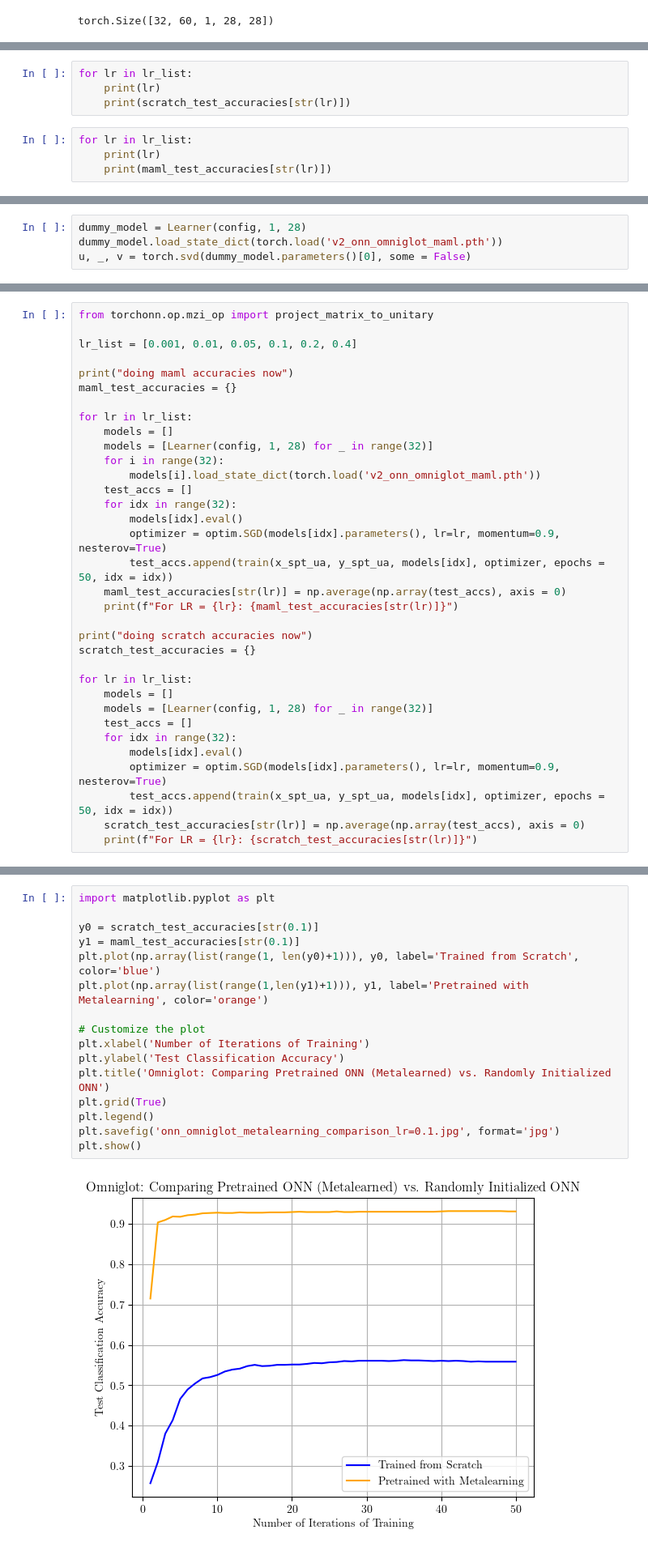
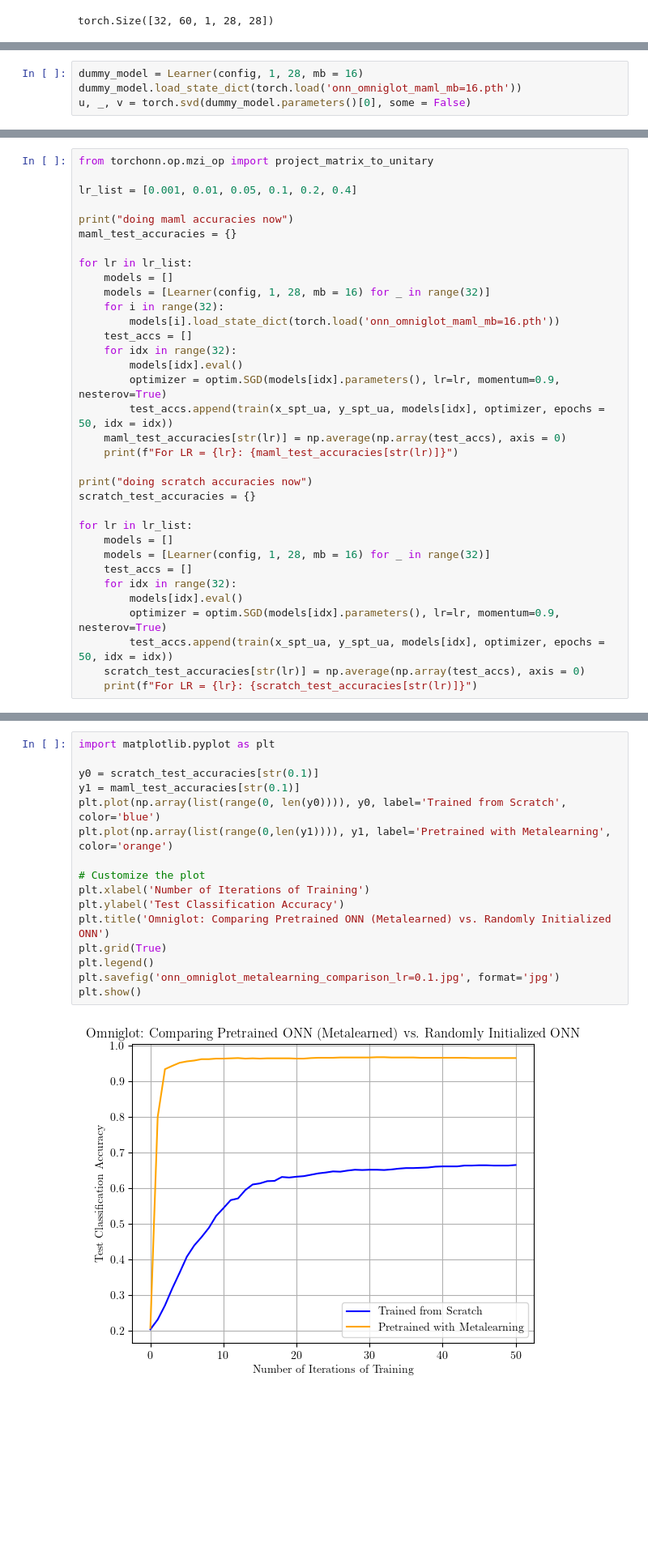
Before and after one commit to sunfishho/simphox-notebooks, a Jupyter notebook: omniglot_maml/omniglot training from scratch-metalearned-Copy1.ipynb, the cells around one changed output, grey strips where cells are left out. Shown at 81% size. Drawn from its saved outputs; the diff is of its cells as text; blank space fills up the shorter version.

```diff
--- a/omniglot_maml/omniglot training from scratch-metalearned-Copy1.ipynb
+++ b/omniglot_maml/omniglot training from scratch-metalearned-Copy1.ipynb
@@ -309,8 +287,0 @@ plt.show()
-# %%
-for lr in lr_list:
-    print(lr)
-    print(scratch_test_accuracies[str(lr)])
-# %%
-for lr in lr_list:
-    print(lr)
-    print(maml_test_accuracies[str(lr)])
@@ -333,4 +288,4 @@ plt.show()
 # %%
-dummy_model = Learner(config, 1, 28)
-dummy_model.load_state_dict(torch.load('v2_onn_omniglot_maml.pth'))
+dummy_model = Learner(config, 1, 28, mb = 16)
+dummy_model.load_state_dict(torch.load('onn_omniglot_maml_mb=16.pth'))
 u, _, v = torch.svd(dummy_model.parameters()[0], some = False)
@@ -348,9 +299,9 @@ maml_test_accuracies = {}
 
 for lr in lr_list:
     models = []
-    models = [Learner(config, 1, 28) for _ in range(32)]
+    models = [Learner(config, 1, 28, mb = 16) for _ in range(32)]
     for i in range(32):
-        models[i].load_state_dict(torch.load('v2_onn_omniglot_maml.pth'))
+        models[i].load_state_dict(torch.load('onn_omniglot_maml_mb=16.pth'))
     test_accs = []
     for idx in range(32):
         models[idx].eval()
@@ -364,7 +315,7 @@ scratch_test_accuracies = {}
 
 for lr in lr_list:
     models = []
-    models = [Learner(config, 1, 28) for _ in range(32)]
+    models = [Learner(config, 1, 28, mb = 16) for _ in range(32)]
     test_accs = []
     for idx in range(32):
         models[idx].eval()
@@ -393,18 +344,18 @@ For LR = 0.01: [0.275      0.359375   0.40859375 0.4640625  0.58984375 0.7398437
 # %%
 import matplotlib.pyplot as plt
 
 y0 = scratch_test_accuracies[str(0.1)]
 y1 = maml_test_accuracies[str(0.1)]
-plt.plot(np.array(list(range(1, len(y0)+1))), y0, label='Trained from Scratch', color='blue')
-plt.plot(np.array(list(range(1,len(y1)+1))), y1, label='Pretrained with Metalearning', color='orange')
+plt.plot(np.array(list(range(0, len(y0)))), y0, label='Trained from Scratch', color='blue')
+plt.plot(np.array(list(range(0,len(y1)))), y1, label='Pretrained with Metalearning', color='orange')
 
 # Customize the plot
 plt.xlabel('Number of Iterations of Training')
 plt.ylabel('Test Classification Accuracy')
 plt.title('Omniglot: Comparing Pretrained ONN (Metalearned) vs. Randomly Initialized ONN')
 plt.grid(True)
 plt.legend()
 plt.savefig('onn_omniglot_metalearning_comparison_lr=0.1.jpg', format='jpg')
 plt.show()
 # %% [output]
-[figure, old version]
+[figure, new version]
```
Also changed, not shown: parts of 7 cells of this notebook, 3 other files.
